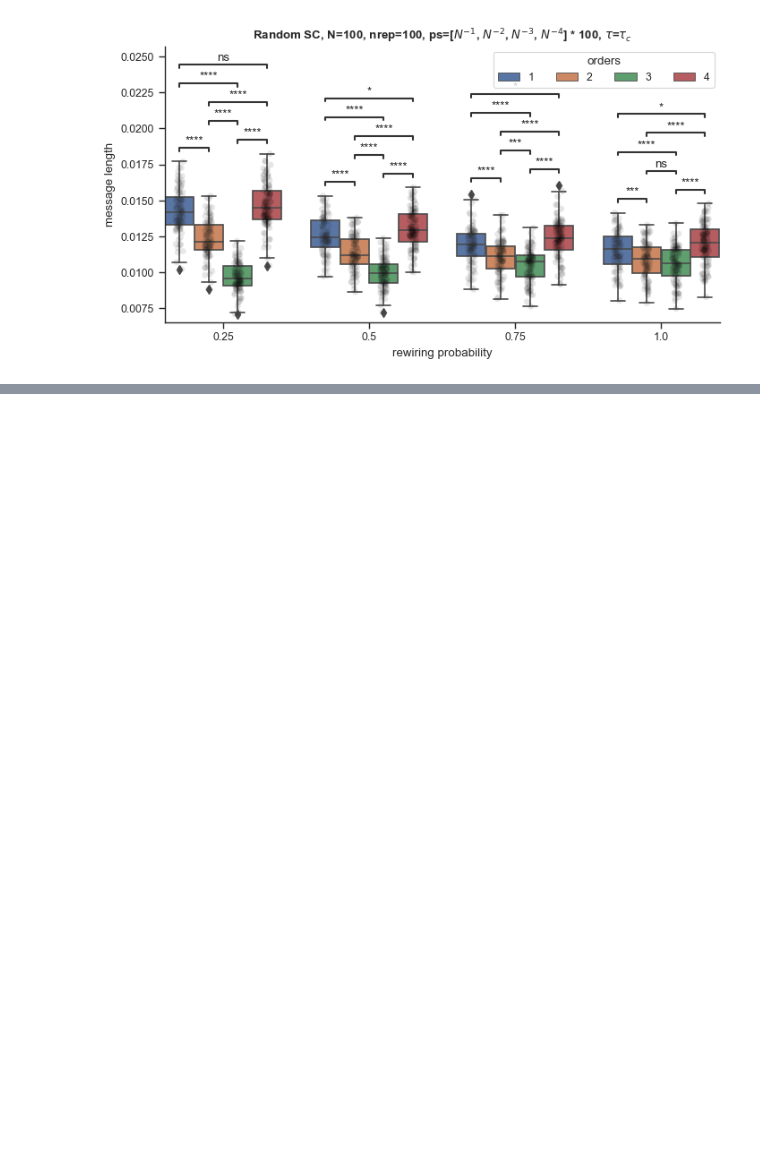
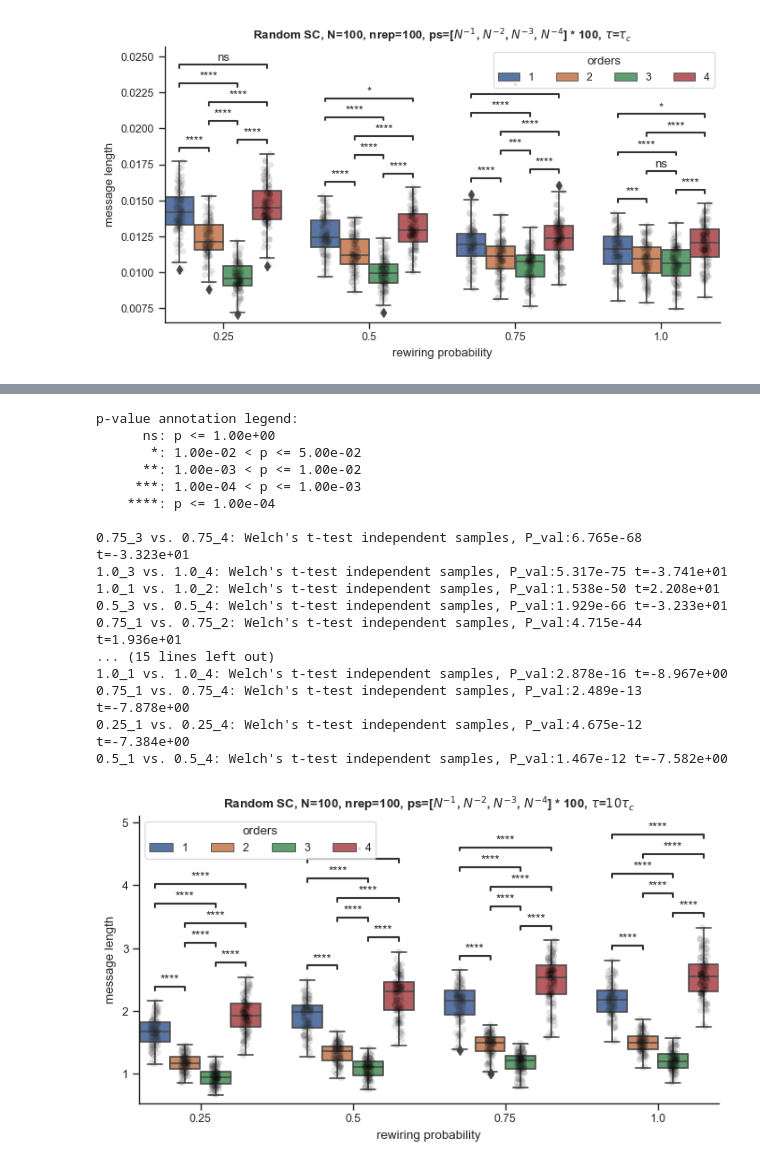
Before and after one commit to maximelucas/hypergraph_reducibility, a Jupyter notebook: notebooks/test_random_simplicial_complex_luca.ipynb, the cells around one changed output, grey strips where cells are left out. Saved outputs shown, nothing was run; the diff lists cells and outputs as text; code cells hidden in the pictures; blank space fills up the shorter version.

Commit message:
Add figure analyses tau-density

```diff
--- a/notebooks/test_random_simplicial_complex_luca.ipynb
+++ b/notebooks/test_random_simplicial_complex_luca.ipynb
@@ -2046,0 +2106,58 @@ for p in np.linspace(0.25,1,4):
+# %%
+from statannotations.Annotator import Annotator
+
+fix, ax = plt.subplots(figsize=(8, 4))
+
+#palette = sb.color_palette("Set1", n_colors=4)
+
+#box_params = {
+#    'boxprops':{'facecolor':'none'},
+#    'medianprops':{'color':'silver'},
+    #'whiskerprops':{'color':'blue'},
+    #'capprops':{'color':'yellow'}
+#}
+
+sb.boxplot(data=dff, hue="order", y="message length", x="rewiring probability", ax=ax)#, **box_params)
+plt.legend(title= "orders",ncols = 4)
+
+sb.stripplot(data=dff, hue="order", y="message length", x="rewiring probability", ax=ax, color="black", dodge=True, alpha=0.1, legend=False)
+
+sb.despine()
+ax.set_title(rf"Random SC, N={N}, nrep={100}, ps=[$N^{{-1}}$, $N^{{-2}}$, $N^{{-3}}$, $N^{{-4}}$] * 100, $\tau$=$10\tau_c$", weight="bold")
+
+
+pairs = []
+for p in np.linspace(0.25,1,4):
+    pairs.append( [(p, 3), (p, 4) ] )
+    pairs.append( [(p, 1), (p, 2) ] )
+    pairs.append( [(p, 1), (p, 3) ] )
+    pairs.append( [(p, 1), (p, 4) ] )
+    pairs.append( [(p, 2), (p, 3) ] )
+    pairs.append( [(p, 2), (p, 4) ] )
+
+annotator = Annotator(ax, pairs, data=dff, x="rewiring probability", y="message length", hue="order")
+annotator.configure(test='t-test_welch', text_format='star', loc='inside')
+annotator.apply_and_annotate()
+
+#fig_name = f"message_length_RHG_N{N}_pwiring_{sparsity_scales}_nreps_{n_rep}_boxplot"
+fig_name = f"message_length_RSC_N_100_p_25_50_75_100_s_100_char_tau_10_boxplot"
+plt.savefig(f"{out_dir}{fig_name}.png", dpi=250, bbox_inches="tight")
+# %% [output]
+p-value annotation legend:
+      ns: p <= 1.00e+00
+       *: 1.00e-02 < p <= 5.00e-02
+      **: 1.00e-03 < p <= 1.00e-02
+     ***: 1.00e-04 < p <= 1.00e-03
+    ****: p <= 1.00e-04
+
+0.75_3 vs. 0.75_4: Welch's t-test independent samples, P_val:6.765e-68 t=-3.323e+01
+1.0_3 vs. 1.0_4: Welch's t-test independent samples, P_val:5.317e-75 t=-3.741e+01
+1.0_1 vs. 1.0_2: Welch's t-test independent samples, P_val:1.538e-50 t=2.208e+01
+0.5_3 vs. 0.5_4: Welch's t-test independent samples, P_val:1.929e-66 t=-3.233e+01
+0.75_1 vs. 0.75_2: Welch's t-test independent samples, P_val:4.715e-44 t=1.936e+01
+... (15 lines left out)
+1.0_1 vs. 1.0_4: Welch's t-test independent samples, P_val:2.878e-16 t=-8.967e+00
+0.75_1 vs. 0.75_4: Welch's t-test independent samples, P_val:2.489e-13 t=-7.878e+00
+0.25_1 vs. 0.25_4: Welch's t-test independent samples, P_val:4.675e-12 t=-7.384e+00
+0.5_1 vs. 0.5_4: Welch's t-test independent samples, P_val:1.467e-12 t=-7.582e+00
+[figure, added]
```
Also changed, not shown: parts of 11 cells of this notebook, 3 other files.
